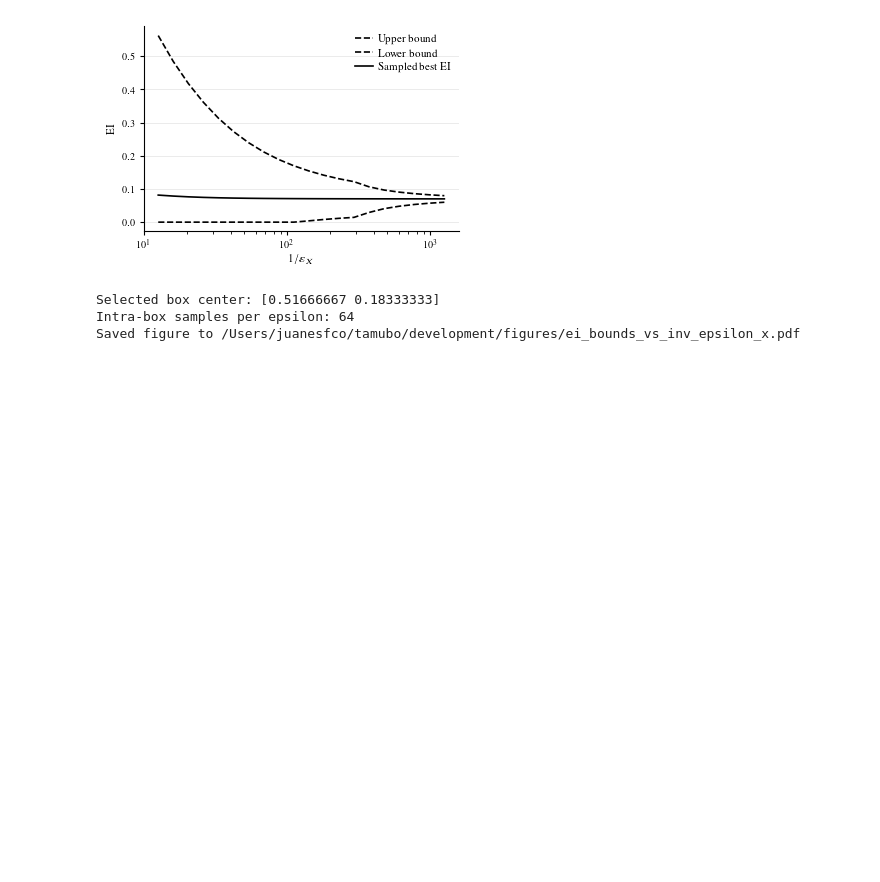
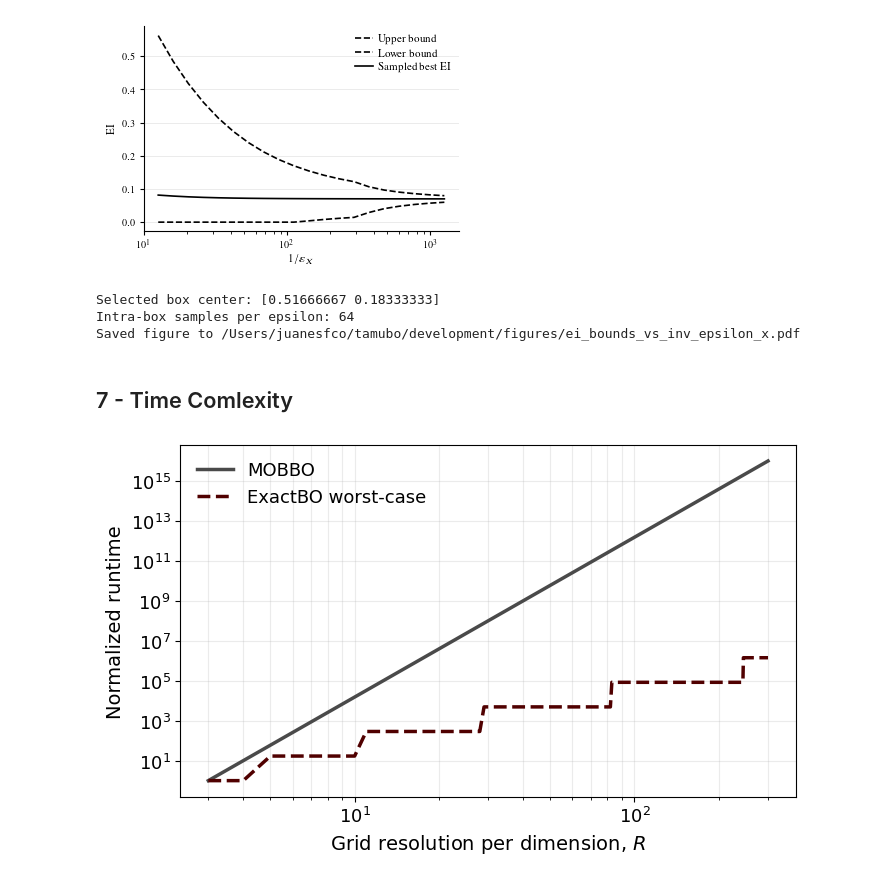
Before and after one commit to juanesfco/tamubo, a Jupyter notebook: development/exactBO_presentation.ipynb, the cells around one changed output. Drawn from its saved outputs; the diff is of its cells as text; code cells hidden in the pictures; blank space fills up the shorter version.

```diff
--- a/development/exactBO_presentation.ipynb
+++ b/development/exactBO_presentation.ipynb
@@ -698,3 +698,48 @@ print(f"Saved figure to {output_path}")
 Selected box center: [0.51666667 0.18333333]
 Intra-box samples per epsilon: 64
 Saved figure to /Users/juanesfco/tamubo/development/figures/ei_bounds_vs_inv_epsilon_x.pdf
+# %% [markdown]
+## 7 - Time Comlexity
+# %%
+import numpy as np
+import matplotlib.pyplot as plt
+
+# Parameters
+d = 8
+R = np.arange(3, 301)
+fontsize = 14
+
+# Colors
+maroon = "#500000"
+dark_gray = "#4a4a4a"
+
+# Runtime models
+mobbo = R.astype(float) ** d
+p = np.ceil(np.log(R - 1) / np.log(3))
+exact_stair = (2 * d + 1) ** p
+exact_asymp = (R - 1).astype(float) ** (np.log(2 * d + 1) / np.log(3))
+
+# Normalize for shape comparison
+mobbo_norm = mobbo / mobbo[0]
+exact_stair_norm = exact_stair / exact_stair[0]
+exact_asymp_norm = exact_asymp / exact_asymp[0]
+
+# Slide-friendly figure size
+fig, ax = plt.subplots(figsize=(7.2, 4.4))
+
+ax.loglog(R, mobbo_norm, color=dark_gray, linewidth=2.5, label=r"MOBBO")
+ax.loglog(R, exact_stair_norm, "--", color=maroon, linewidth=2.5, label=r"ExactBO worst-case")
+
+ax.set_xlabel(r"Grid resolution per dimension, $R$", fontsize=fontsize)
+ax.set_ylabel("Normalized runtime", fontsize=fontsize)
+ax.tick_params(axis='both', which='major', labelsize=fontsize-1)
+ax.tick_params(axis='both', which='minor', labelsize=fontsize-2)
+ax.grid(True, which="both", alpha=0.25)
+ax.legend(fontsize=fontsize-1, frameon=False)
+
+plt.tight_layout()
+
+fig.savefig("figures/exactbo_vs_mobbo_d8_transparent.png", dpi=400, transparent=True, bbox_inches="tight")
+plt.show()
+# %% [output]
+[figure, added]
```
Also changed, not shown: 2 other files.
